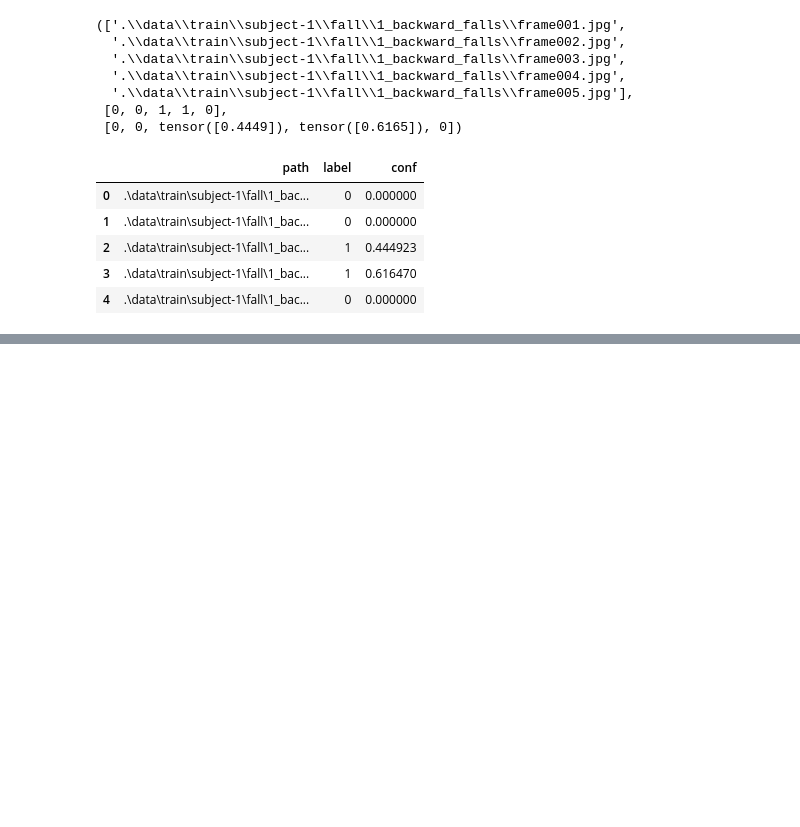
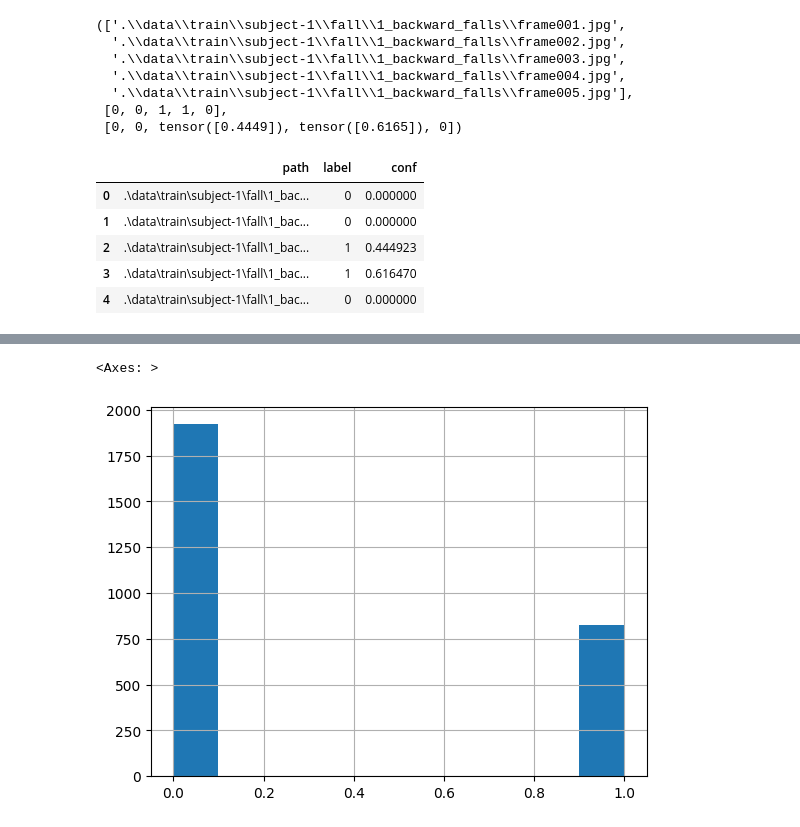
Before and after one commit to fairuztsn/human-fall-detection, a Jupyter notebook: labelling.ipynb, the cells around one changed output, grey strips where cells are left out. Cells and saved outputs as stored; diff of their text form; code cells hidden in the pictures; blank space fills up the shorter version.

```diff
--- a/labelling.ipynb
+++ b/labelling.ipynb
@@ -91,0 +114,5 @@ data_train.to_csv(os.path.join(".", "data", "data_train.csv"), index=False)
+# %%
+non_fall_data['label'].hist()
+# %% [output]
+<Axes: >
+[figure, added]
```
Also changed, not shown: parts of 11 cells of this notebook, 1 other file.
